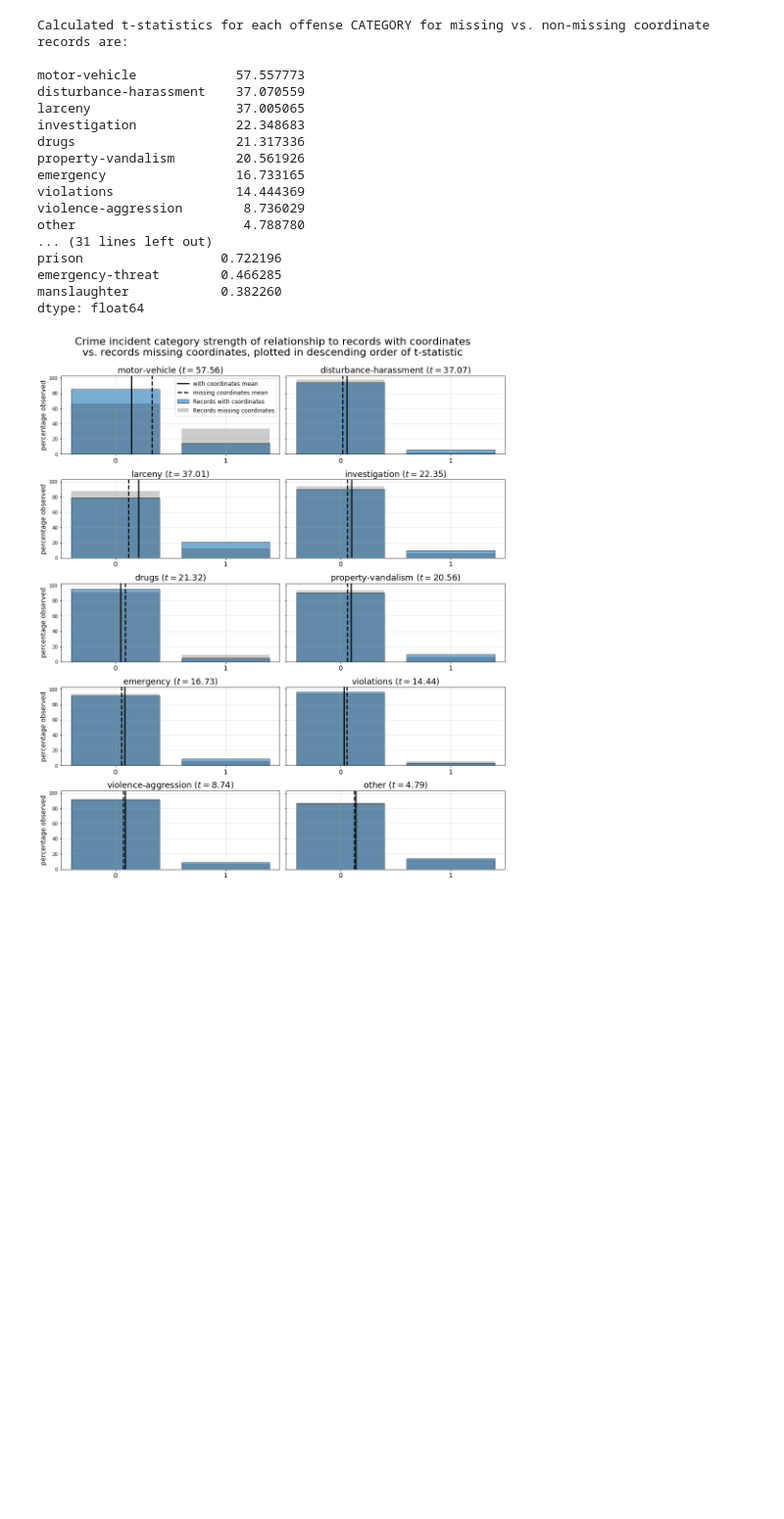
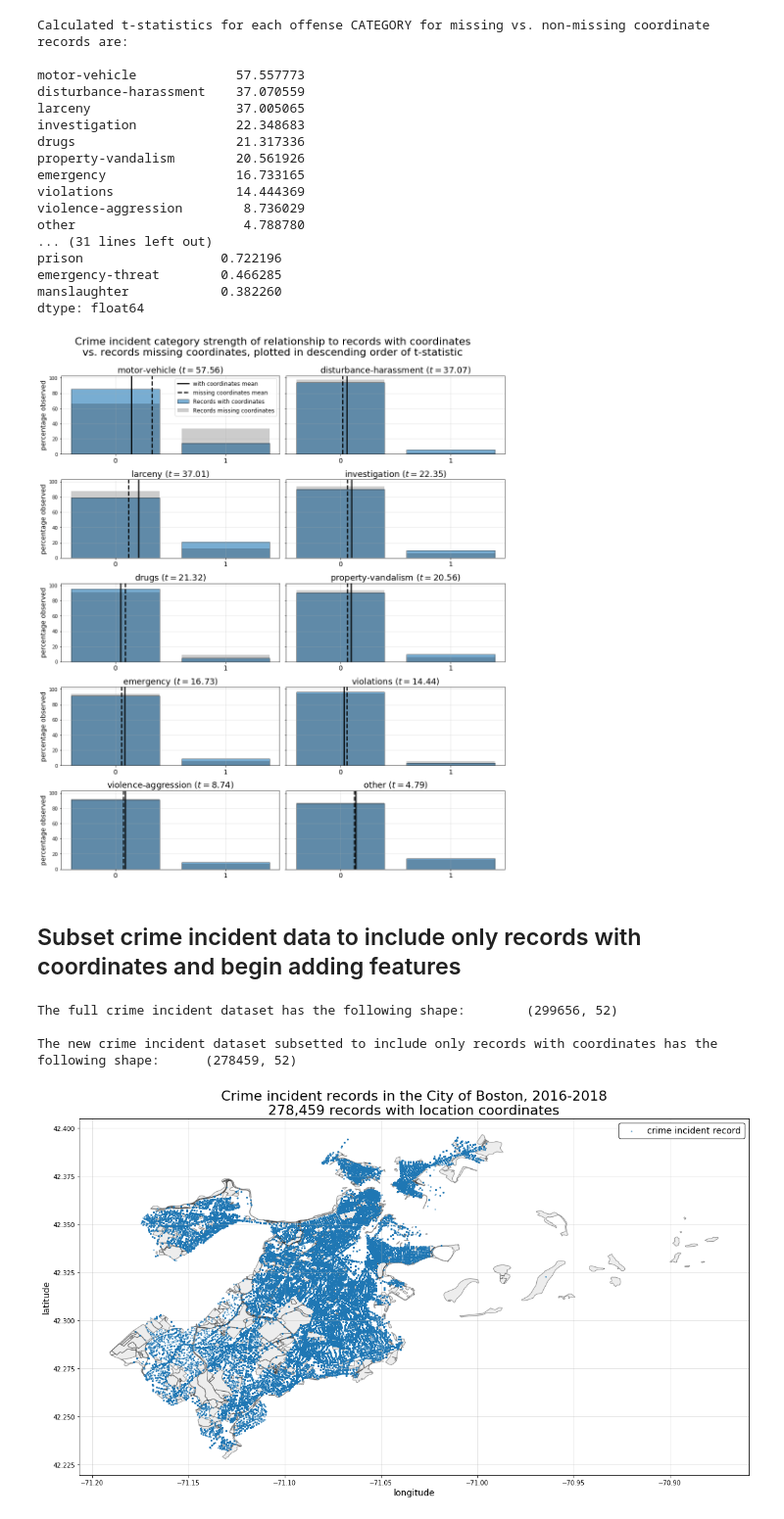
Before and after one commit to sedelmeyer/predicting-crime, a Jupyter notebook: notebooks/009_EDA_crime_incident_reports.ipynb, the cells around one changed output. Shown at 98% size. Saved outputs shown, nothing was run; the diff lists cells and outputs as text; code cells hidden in the pictures; blank space fills up the shorter version.

Commit message:
eda(crime): subset df for only records with coords"

```diff
--- a/notebooks/009_EDA_crime_incident_reports.ipynb
+++ b/notebooks/009_EDA_crime_incident_reports.ipynb
@@ -32,6 +32,7 @@ readfile_streetshapes = os.path.join(READDIR_ROOT, 'shapefile/street-segments/Bo
 readfile_tractshapes = os.path.join(READDIR_ROOT, 'shapefile/census-tracts/Census_2010_Tracts.shp')
 readfile_hoodshapes = os.path.join(READDIR_ROOT, 'shapefile/boston-neighborhoods/Boston_Neighborhoods.shp')
 readfile_zonesubshapes = os.path.join(READDIR_ROOT, 'shapefile/zoning-subdistricts/Zoning_Subdistricts.shp')
+readfile_openshapes = os.path.join(READDIR_ROOT, 'shapefile/open-spaces/Open_Space.shp')
 
 print(
     'readfile paths for datasets used in this notebook are:\n\t{}\n\t{}\n\t{}'.format(
@@ -61,6 +62,7 @@ gdf_streets = gpd.read_file(readfile_streetshapes)
 gdf_tracts = gpd.read_file(readfile_tractshapes)
 gdf_hoods = gpd.read_file(readfile_hoodshapes)
 gdf_zonesubs = gpd.read_file(readfile_zonesubshapes)
+gdf_openspace = gpd.read_file(readfile_openshapes)
 
 # convert SAM data lat/lon values to floats
 df_sam[['X', 'Y']] = df_sam[['X', 'Y']].astype(float)
@@ -979,3 +981,58 @@ if savefig:
 plt.show();
 # %% [output]
 [figure]
+# %% [markdown]
+## Subset crime incident data to include only records with coordinates and begin adding features
+# %%
+##########################################################
+## SUBSET DATAFRAME AND KEEP ONLY RECORDS WITH COORDINATES
+##########################################################
+
+print(
+    'The full crime incident dataset has the following shape:\n\n{}\n'\
+    ''.format(df_crime.shape)
+)
+
+df_crime = df_crime.loc[df_crime['is_coord']==1]
+
+print(
+    'The new crime incident dataset subsetted to include only records with '\
+    'coordinates has the following shape:\n\n{}\n'\
+    ''.format(df_crime.shape)
+)
+# %% [output]
+The full crime incident dataset has the following shape:        (299656, 52)
+
+The new crime incident dataset subsetted to include only records with coordinates has the following shape:      (278459, 52)
+# %%
+%%time
+savefig=False
+
+# plot unique SAM records with city boundary and street segments overlays
+fig, ax = plt.subplots(figsize=(16,10))
+gdf_openspace.plot(ax=ax, color='lightgray', edgecolor='k', alpha=0.4)
+# gdf_streets.plot(ax=ax, color='k', linewidth=1, alpha=0.2, label='street segments')
+plt.title(
+    'Crime incident records in the City of Boston, {0}-{1}\n'\
+    '{2:,} records with location coordinates'.format(
+        min(subset_years),
+        max(subset_years),
+        df_crime['is_coord'].sum(),
+    ),
+    fontsize=22
+)
+plt.scatter(
+    df_crime['Long'], df_crime['Lat'],
+    color='tab:blue', alpha=0.5, s=2,
+    label='crime incident record'
+)
+plt.xlabel('longitude', fontsize=14)
+plt.ylabel('latitude', fontsize=14)
+plt.grid(":", alpha=0.4)
+plt.legend(edgecolor='k', framealpha=1, fontsize=14)
+plt.tight_layout()
+# if savefig:
+#     plt.savefig(os.path.join(FIGURES_ROOT, 'crime-incidents-with-coords.png'))
+plt.show();
+# %% [output]
+[figure, added]
```
Also changed, not shown: parts of 4 cells of this notebook.
